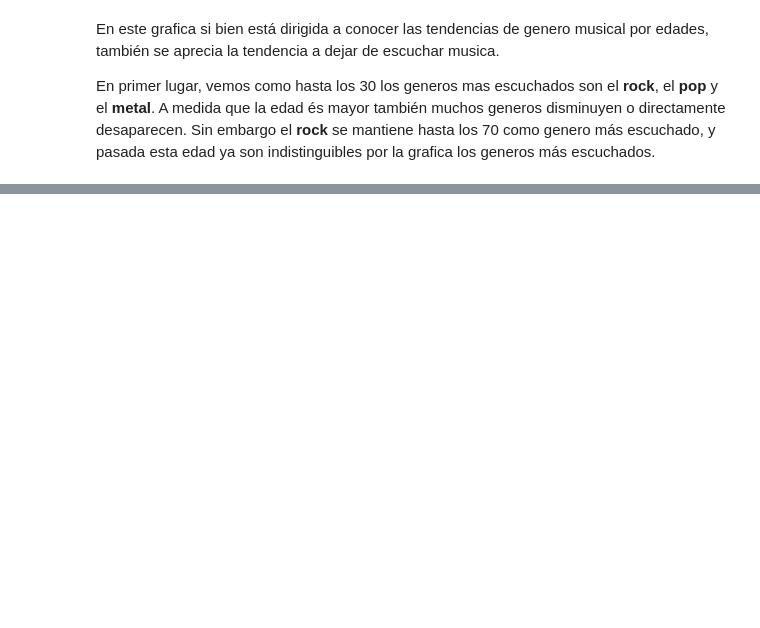
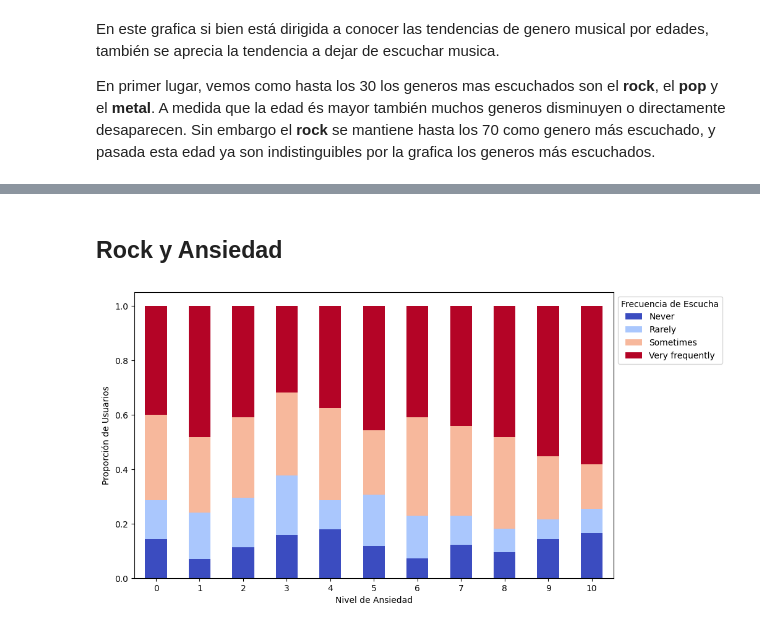
Before and after one commit to daobaa/M14Datasets, a Jupyter notebook: Project.ipynb, the cells around one changed output, grey strips where cells are left out. Cells and saved outputs as stored; diff of their text form; code cells hidden in the pictures; blank space fills up the shorter version.

```diff
--- a/Project.ipynb
+++ b/Project.ipynb
@@ -99,0 +101,18 @@ plt.show()
+# %% [markdown]
+## Rock y Ansiedad
+# %%
+from imports import *
+
+df["Anxiety"] = df["Anxiety"].round().astype(int)
+ansiedad_vs_rock = df.groupby("Anxiety")["Frequency [Rock]"].value_counts(normalize=True).unstack()
+
+ansiedad_vs_rock.plot(kind="bar", stacked=True, figsize=(10, 6), colormap="coolwarm")
+
+plt.xlabel("Nivel de Ansiedad")
+plt.ylabel("Proporción de Usuarios")
+plt.xticks(rotation=0)
+plt.legend(title="Frecuencia de Escucha", loc="upper left", bbox_to_anchor=(1.0, 1.0))
+
+plt.show()
+# %% [output]
+[figure, added]
```
Also changed, not shown: parts of 16 cells of this notebook.
